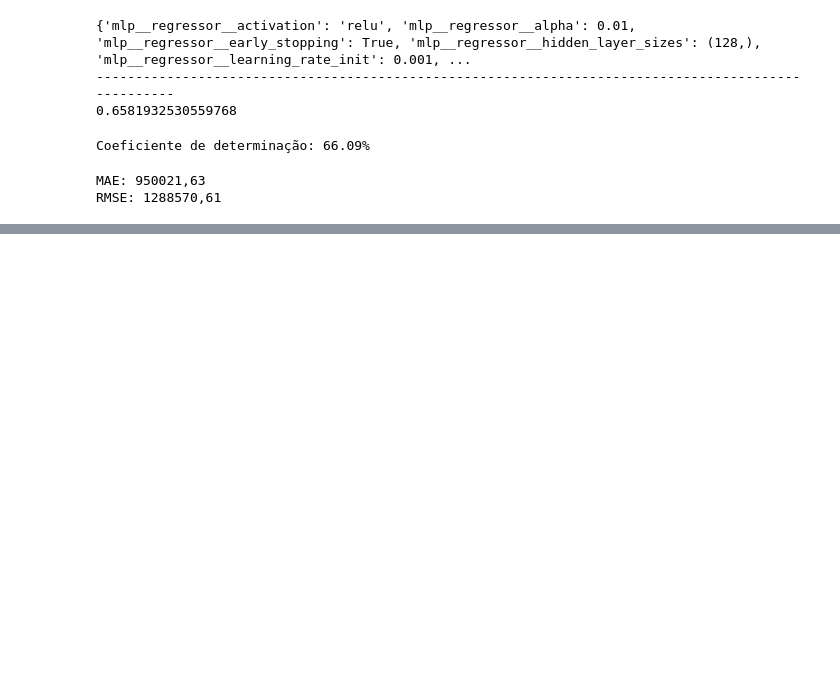
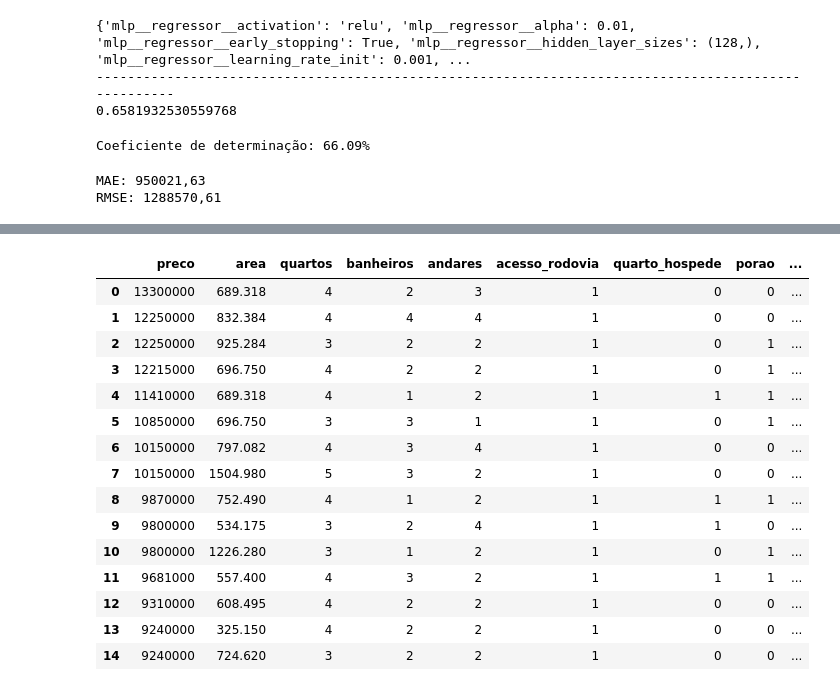
Before and after one commit to hugogsmendes/Houses-prediction, a Jupyter notebook: models_ml/model_mlp.ipynb, the cells around one changed output, grey strips where cells are left out. Saved outputs shown, nothing was run; the diff lists cells and outputs as text; code cells hidden in the pictures; blank space fills up the shorter version.

```diff
--- a/models_ml/model_mlp.ipynb
+++ b/models_ml/model_mlp.ipynb
@@ -127,0 +181,21 @@ RMSE: 1288570,61
+# %%
+# Visualizando os registros com outliers em preço
+outliers_preco = df_limpo[df_limpo["preco"] > formula_preco]
+outliers_preco
+# %% [output]
+|  | preco | area | quartos | banheiros | andares | acesso_rodovia | quarto_hospede | porao | ... |
+| 0 | 13300000 | 689.318 | 4 | 2 | 3 | 1 | 0 | 0 | ... |
+| 1 | 12250000 | 832.384 | 4 | 4 | 4 | 1 | 0 | 0 | ... |
+| 2 | 12250000 | 925.284 | 3 | 2 | 2 | 1 | 0 | 1 | ... |
+| 3 | 12215000 | 696.750 | 4 | 2 | 2 | 1 | 0 | 1 | ... |
+| 4 | 11410000 | 689.318 | 4 | 1 | 2 | 1 | 1 | 1 | ... |
+| 5 | 10850000 | 696.750 | 3 | 3 | 1 | 1 | 0 | 1 | ... |
+| 6 | 10150000 | 797.082 | 4 | 3 | 4 | 1 | 0 | 0 | ... |
+| 7 | 10150000 | 1504.980 | 5 | 3 | 2 | 1 | 0 | 0 | ... |
+| 8 | 9870000 | 752.490 | 4 | 1 | 2 | 1 | 1 | 1 | ... |
+| 9 | 9800000 | 534.175 | 3 | 2 | 4 | 1 | 1 | 0 | ... |
+| 10 | 9800000 | 1226.280 | 3 | 1 | 2 | 1 | 0 | 1 | ... |
+| 11 | 9681000 | 557.400 | 4 | 3 | 2 | 1 | 1 | 1 | ... |
+| 12 | 9310000 | 608.495 | 4 | 2 | 2 | 1 | 0 | 0 | ... |
+| 13 | 9240000 | 325.150 | 4 | 2 | 2 | 1 | 0 | 0 | ... |
+| 14 | 9240000 | 724.620 | 3 | 2 | 2 | 1 | 0 | 0 | ... |
```
Also changed, not shown: parts of 27 cells of this notebook.
